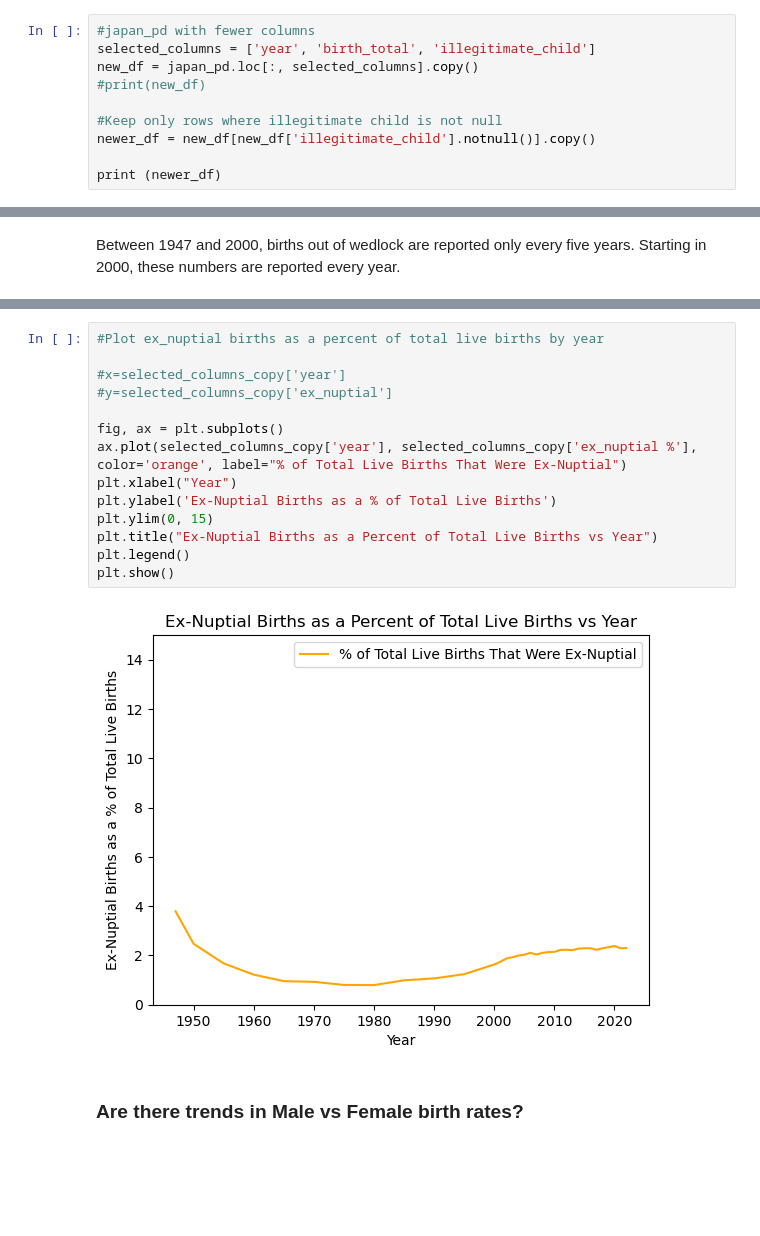
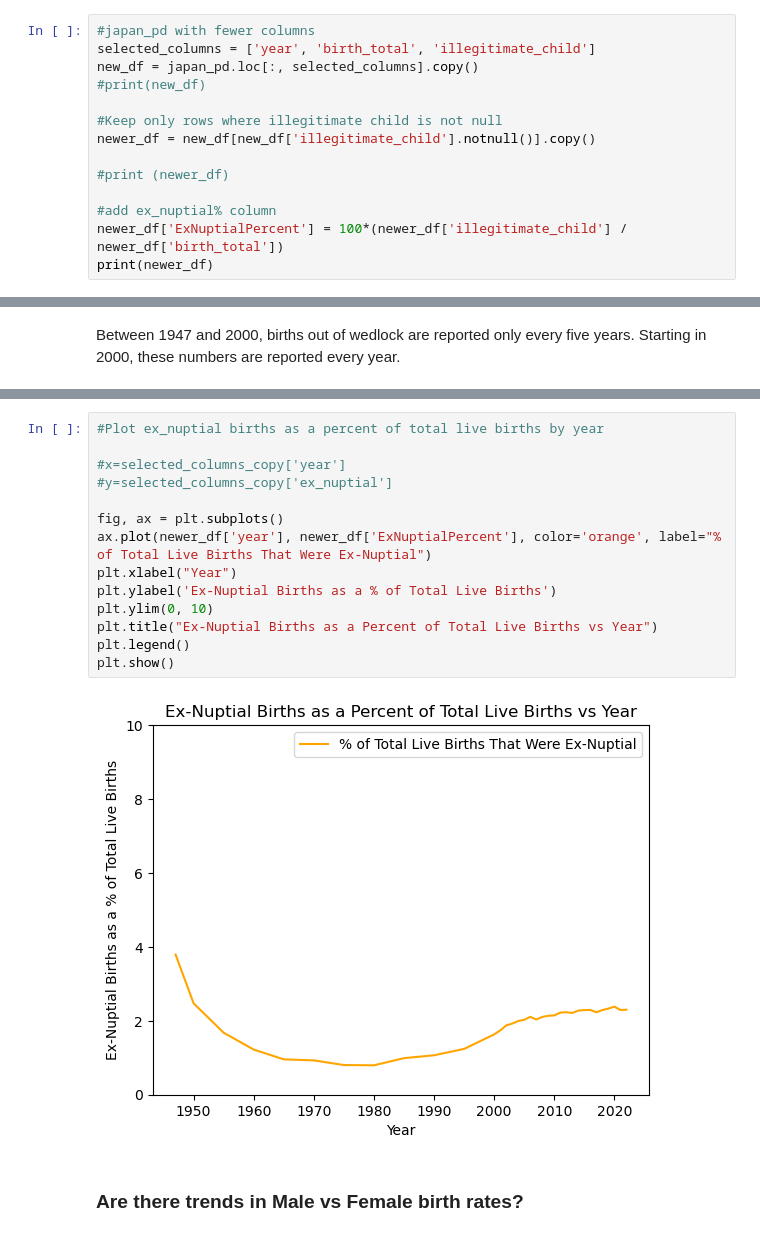
Before and after one commit to schr0841/project-1-group-7, a Jupyter notebook: project1group7.ipynb, the cells around one changed output, grey strips where cells are left out. Saved outputs shown, nothing was run; the diff lists cells and outputs as text; blank space fills up the shorter version.

```diff
--- a/project1group7.ipynb
+++ b/project1group7.ipynb
@@ -187,5 +194,9 @@ new_df = japan_pd.loc[:, selected_columns].copy()
 #Keep only rows where illegitimate child is not null
 newer_df = new_df[new_df['illegitimate_child'].notnull()].copy()
 
-print (newer_df)
+#print (newer_df)
+
+#add ex_nuptial% column
+newer_df['ExNuptialPercent'] = 100*(newer_df['illegitimate_child'] / newer_df['birth_total'])
+print(newer_df)
 # %% [output]
@@ -253,19 +245,19 @@ plt.show()
 # %%
 #Plot ex_nuptial births as a percent of total live births by year
 
 #x=selected_columns_copy['year']
 #y=selected_columns_copy['ex_nuptial']
 
 fig, ax = plt.subplots()
-ax.plot(selected_columns_copy['year'], selected_columns_copy['ex_nuptial %'], color='orange', label="% of Total Live Births That Were Ex-Nuptial")
+ax.plot(newer_df['year'], newer_df['ExNuptialPercent'], color='orange', label="% of Total Live Births That Were Ex-Nuptial")
 plt.xlabel("Year")
 plt.ylabel('Ex-Nuptial Births as a % of Total Live Births')
-plt.ylim(0, 15)
+plt.ylim(0, 10)
 plt.title("Ex-Nuptial Births as a Percent of Total Live Births vs Year")
 plt.legend()
 plt.show()
 # %% [output]
-[figure, old version]
+[figure, new version]
 # %% [markdown]
 ### Are there trends in Male vs Female birth rates?
 # %%
```
Also changed, not shown: parts of 10 cells of this notebook.
